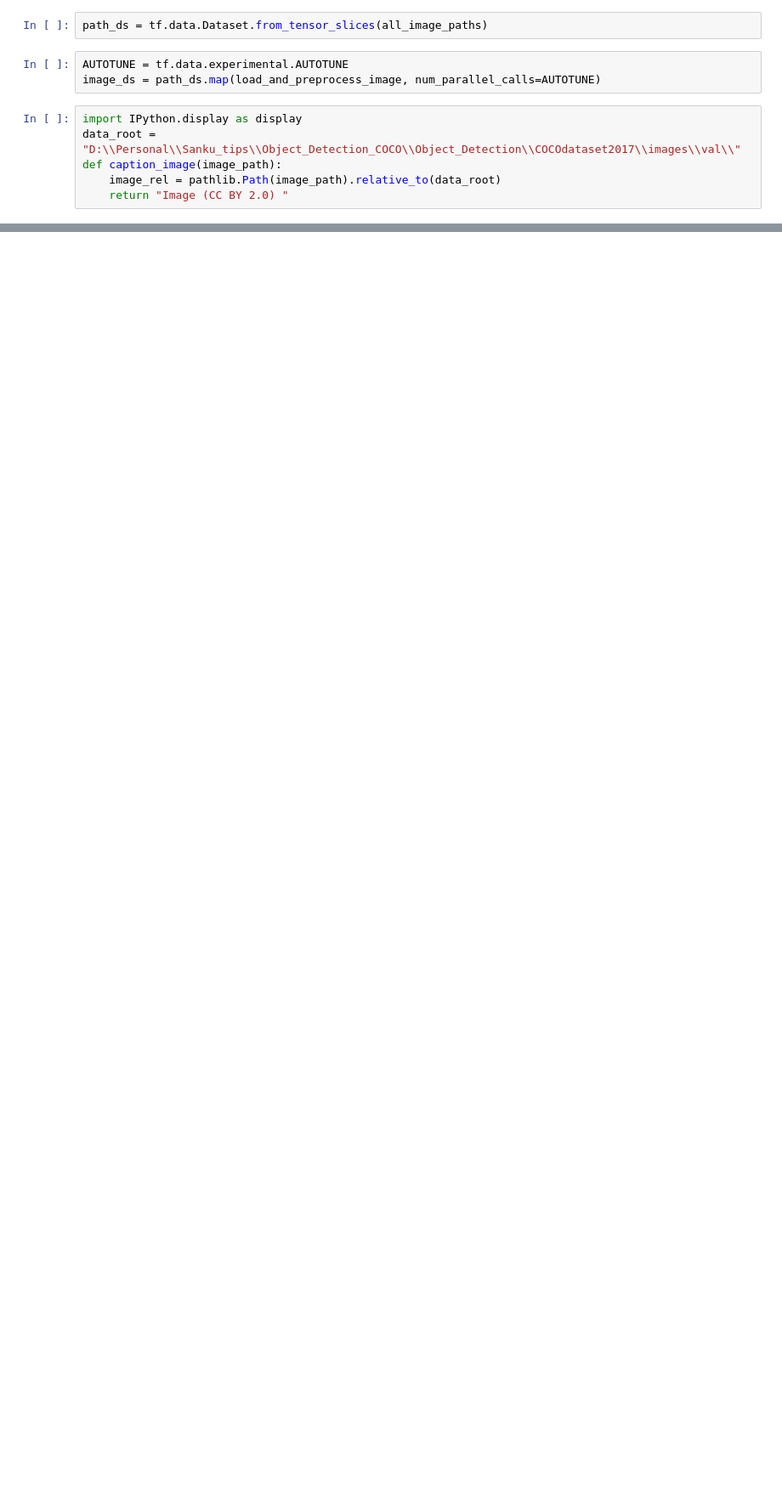
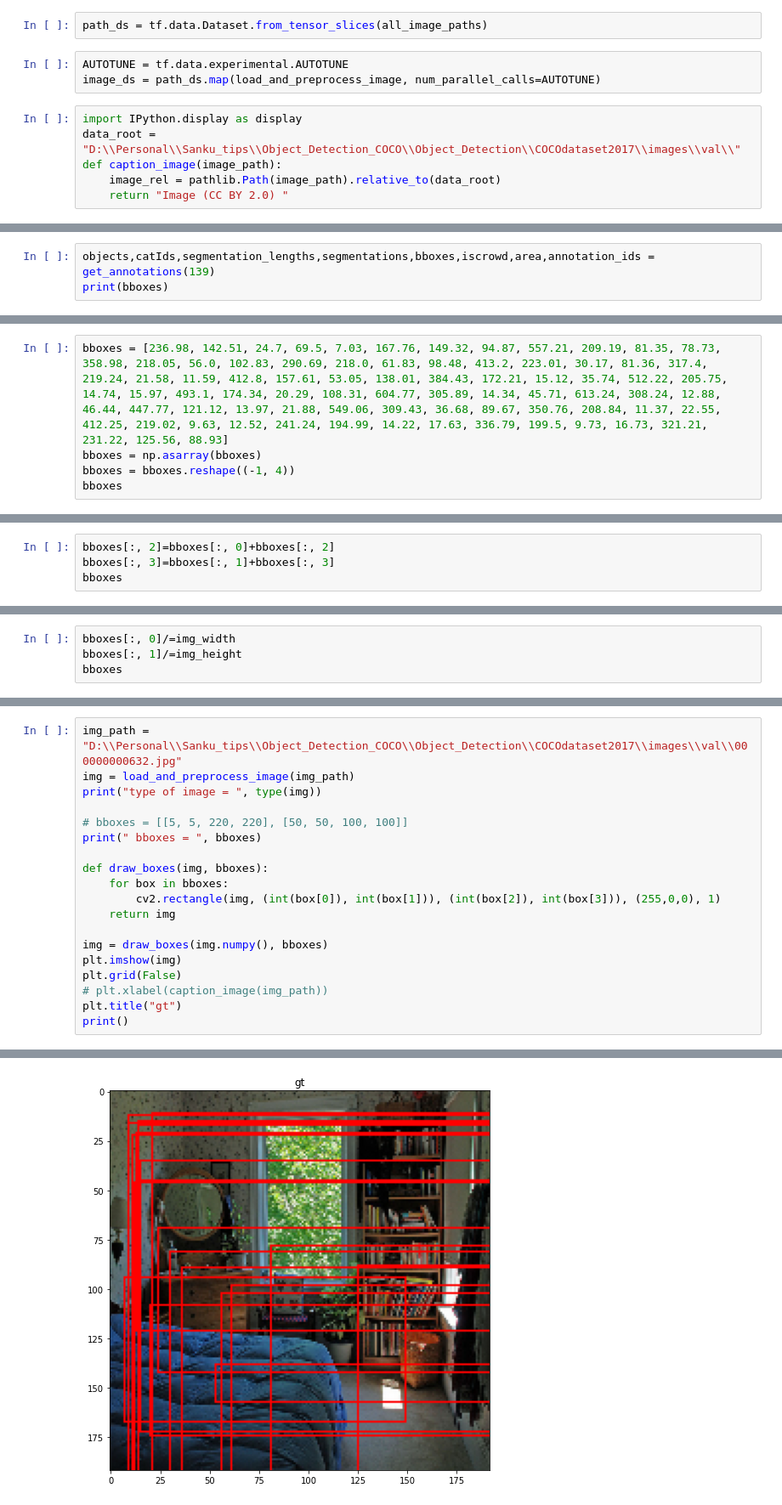
Before and after one commit to AdityaKurude/Object_Detection, a Jupyter notebook: tf_dataset_after_loading_and_resizing.ipynb, the cells around one changed output, grey strips where cells are left out. Shown at 85% size. Drawn from its saved outputs; the diff is of its cells as text; blank space fills up the shorter version.

```diff
--- a/tf_dataset_after_loading_and_resizing.ipynb
+++ b/tf_dataset_after_loading_and_resizing.ipynb
@@ -71,0 +114,3 @@ for n, image in enumerate(image_ds.take(4)):
+# %%
+objects,catIds,segmentation_lengths,segmentations,bboxes,iscrowd,area,annotation_ids = get_annotations(139)
+print(bboxes)
@@ -71,0 +210,5 @@ for n, image in enumerate(image_ds.take(4)):
+# %%
+bboxes = [236.98, 142.51, 24.7, 69.5, 7.03, 167.76, 149.32, 94.87, 557.21, 209.19, 81.35, 78.73, 358.98, 218.05, 56.0, 102.83, 290.69, 218.0, 61.83, 98.48, 413.2, 223.01, 30.17, 81.36, 317.4, 219.24, 21.58, 11.59, 412.8, 157.61, 53.05, 138.01, 384.43, 172.21, 15.12, 35.74, 512.22, 205.75, 14.74, 15.97, 493.1, 174.34, 20.29, 108.31, 604.77, 305.89, 14.34, 45.71, 613.24, 308.24, 12.88, 46.44, 447.77, 121.12, 13.97, 21.88, 549.06, 309.43, 36.68, 89.67, 350.76, 208.84, 11.37, 22.55, 412.25, 219.02, 9.63, 12.52, 241.24, 194.99, 14.22, 17.63, 336.79, 199.5, 9.73, 16.73, 321.21, 231.22, 125.56, 88.93]
+bboxes = np.asarray(bboxes)
+bboxes = bboxes.reshape((-1, 4))
+bboxes
@@ -71,0 +236,4 @@ for n, image in enumerate(image_ds.take(4)):
+# %%
+bboxes[:, 2]=bboxes[:, 0]+bboxes[:, 2]
+bboxes[:, 3]=bboxes[:, 1]+bboxes[:, 3]
+bboxes
@@ -71,0 +261,4 @@ for n, image in enumerate(image_ds.take(4)):
+# %%
+bboxes[:, 0]/=img_width
+bboxes[:, 1]/=img_height
+bboxes
@@ -71,0 +286,20 @@ for n, image in enumerate(image_ds.take(4)):
+# %%
+img_path = "D:\\Personal\\Sanku_tips\\Object_Detection_COCO\\Object_Detection\\COCOdataset2017\\images\\val\\000000000632.jpg"
+img = load_and_preprocess_image(img_path)
+print("type of image = ", type(img))
+
+# bboxes = [[5, 5, 220, 220], [50, 50, 100, 100]]
+print(" bboxes = ", bboxes)
+
+def draw_boxes(img, bboxes):
+    for box in bboxes:
+        cv2.rectangle(img, (int(box[0]), int(box[1])), (int(box[2]), int(box[3])), (255,0,0), 1)
+    return img
+
+img = draw_boxes(img.numpy(), bboxes)
+plt.imshow(img)
+plt.grid(False)
+# plt.xlabel(caption_image(img_path))
+plt.title("gt")
+print()
+# %% [output]
@@ -71,0 +309 @@ for n, image in enumerate(image_ds.take(4)):
+[figure, added]
```
Also changed, not shown: parts of 12 cells of this notebook.
